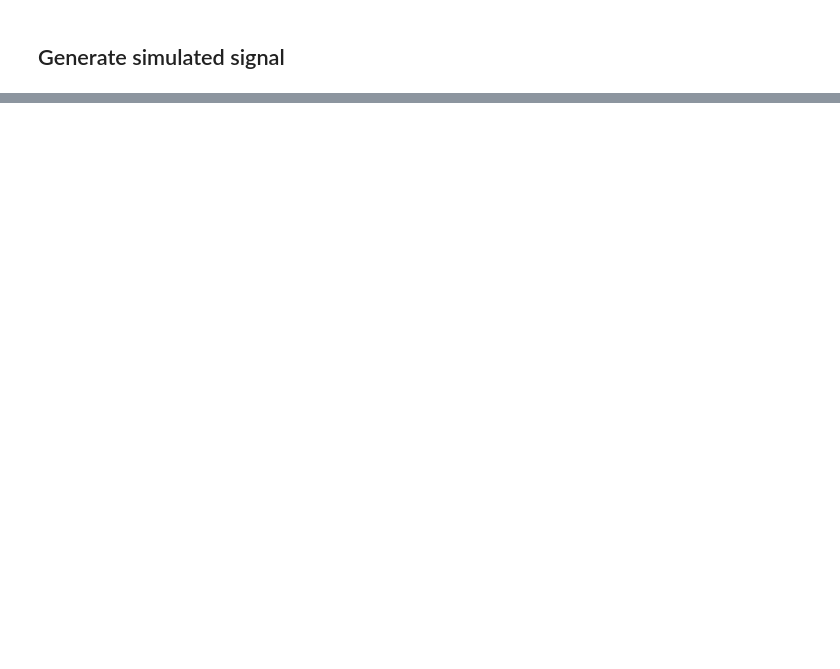
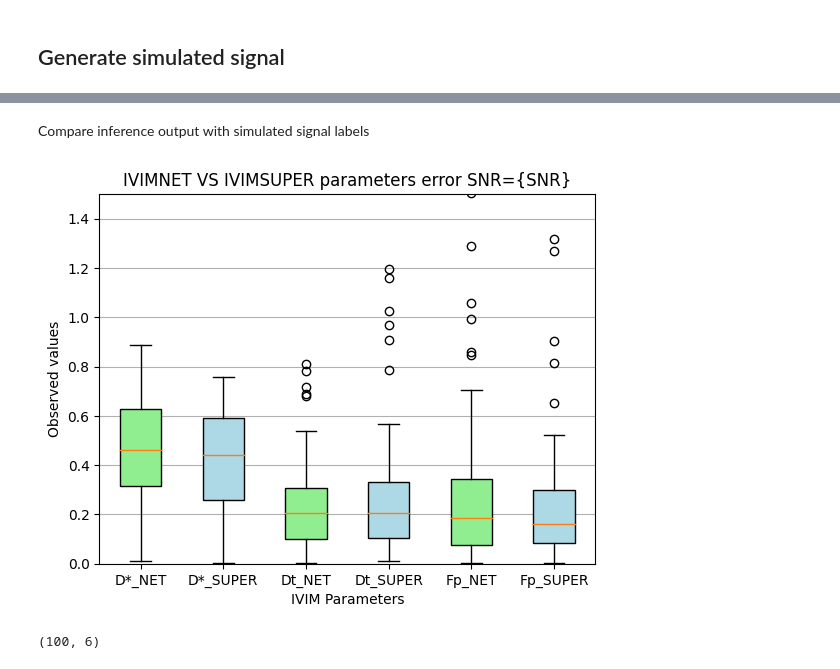
Before and after one commit to TechnionComputationalMRILab/SUPER-IVIM-DC, a Jupyter notebook: sample.ipynb, the cells around one changed output, grey strips where cells are left out. Cells and saved outputs as stored; diff of their text form; code cells hidden in the pictures; blank space fills up the shorter version.

```diff
--- a/sample.ipynb
+++ b/sample.ipynb
@@ -89,9 +62,12 @@ The number of samples are: 100
 # %%
 from super_ivim_dc.IVIMNET import simulations
 
-IVIM_signal_noisy, D, f, Dp = simulations.sim_signal(
+IVIM_signal_noisy, Dt, f, Dp = simulations.sim_signal(
     SNR=snr,
     bvalues=bvalues,
     sims=sample_size
 )
+
+# labels = np.stack((Dt, f, Dp), axis=1).squeeze()
+Dt, f, Dp = np.squeeze(Dt), np.squeeze(f), np.squeeze(Dp)
 # %% [markdown]
@@ -135,0 +75,14 @@ array([0.44906612, 0.29984066, 0.451792  , 0.70303313, 0.65021114,
+# %%
+from super_ivim_dc.infer import infer_from_signal
+
+Dp_ivimnet, Dt_ivimnet, Fp_ivimnet, S0_ivimnet = infer_from_signal(
+    signal=IVIM_signal_noisy,
+    bvalues=bvalues,
+    model_path=f"{working_dir}/{ivimnet_filename}.pt",
+)
+
+Dp_superivimdc, Dt_superivimdc, Fp_superivimdc, S0_superivimdc = infer_from_signal(
+    signal=IVIM_signal_noisy,
+    bvalues=bvalues,
+    model_path=f"{working_dir}/{super_ivim_dc_filename}.pt",
+)
@@ -135,0 +104,26 @@ array([0.44906612, 0.29984066, 0.451792  , 0.70303313, 0.65021114,
+# %% [markdown]
+Compare inference output with simulated signal labels
+# %%
+DpNET_error = np.sqrt(np.square(Dp-Dp_ivimnet))/Dp
+DtNET_error = np.sqrt(np.square(Dt-Dt_ivimnet))/Dt
+FpNET_error = np.sqrt(np.square(f-Fp_ivimnet))/f
+
+DpSUPER_error = np.sqrt(np.square(Dp-Dp_superivimdc))/Dp
+DtSUPER_error = np.sqrt(np.square(Dt-Dt_superivimdc))/Dt
+FpSUPER_error = np.sqrt(np.square(f-Fp_superivimdc))/f
+
+errors_np_array = np.stack([
+    DpNET_error,
+    DpSUPER_error,
+    DtNET_error,
+    DtSUPER_error,
+    FpNET_error,
+    FpSUPER_error,
+], axis=1)
+bp_title = "IVIMNET VS IVIMSUPER parameters error SNR={SNR}"
+
+from super_ivim_dc.IVIMNET import deep
+deep.boxplot_ivim(errors_np_array, bp_title)
+# %% [output]
+[figure, added]
+(100, 6)
```
Also changed, not shown: parts of 11 cells of this notebook, 17 other files.
